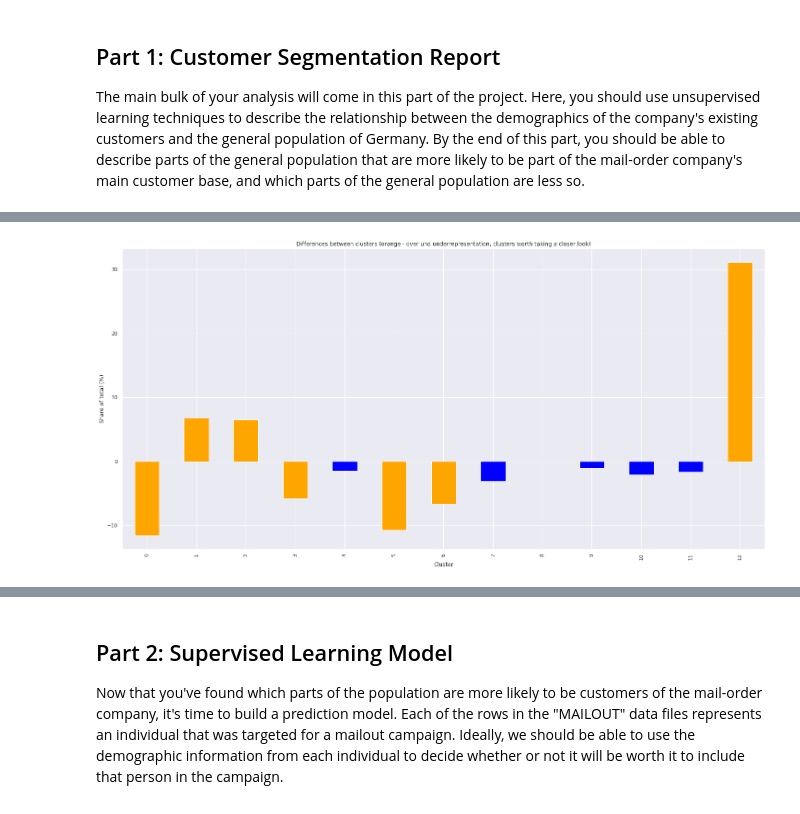
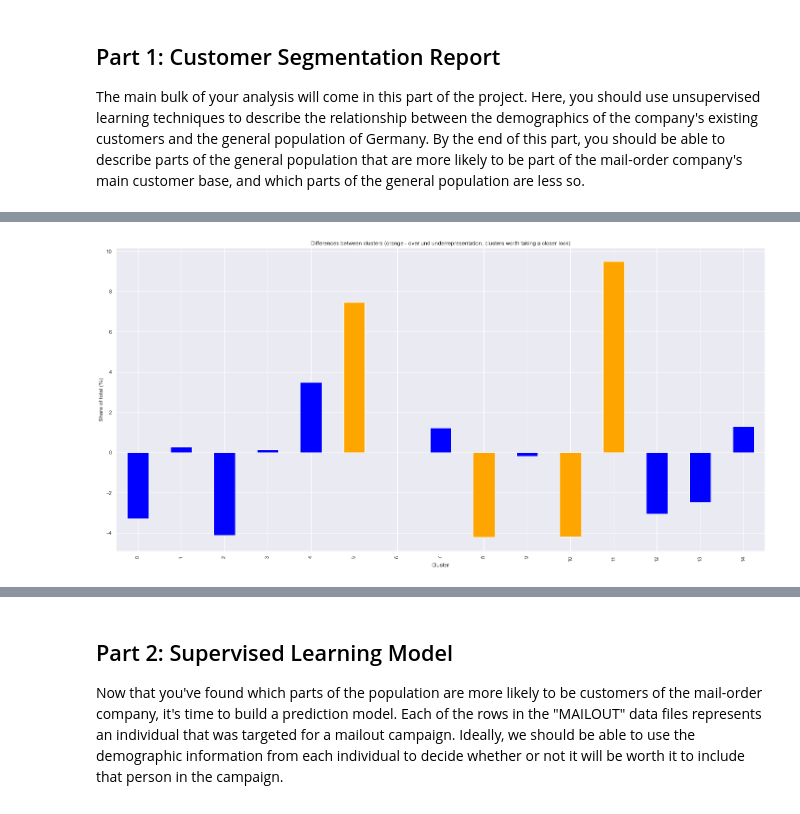
Before and after one commit to olghab/dataScienceCapstoneProject, a Jupyter notebook: Arvato Project Workbook.ipynb, the cells around one changed output, grey strips where cells are left out. Saved outputs shown, nothing was run; the diff lists cells and outputs as text; code cells hidden in the pictures.

```diff
--- a/Arvato Project Workbook.ipynb
+++ b/Arvato Project Workbook.ipynb
@@ -672,4 +672,4 @@ do_and_show_PCA(azdias_cleaned)
 # %%
-azdias_reduced = reduce_data(azdias_cleaned, 199)
+azdias_reduced = reduce_data(azdias_cleaned, 221)
 print("Size: ", azdias_reduced.shape)
 # %% [output]
@@ -677,4 +677,4 @@ Size:  (1298, 199)
 # %%
-customers_reduced = reduce_data(customers_cleaned, 199)
+customers_reduced = reduce_data(customers_cleaned, 221)
 print("Size: ", customers_reduced.shape)
 # %% [output]
@@ -702,6 +706,6 @@ def do_and_show_clustering(data):
 # %%
-#refit the model to 13 cluster
-kmean = KMeans(13)
+#refit the model to 15 cluster
+kmean = KMeans(15)
 model = kmean.fit(azdias_reduced)
 azdias_prediction = pd.DataFrame(model.predict(azdias_reduced), columns = ['Cluster'])
 customers_prediction = pd.DataFrame(model.predict(customers_reduced), columns = ['Cluster'])
@@ -779,7 +789,7 @@ def visualize_data(fig_size_x, fig_size_y, df, legend, title, color, xlabel, yla
     Arguments:
         fig_size_x: figure size x
         fig_size_y: figure size y
-        df: given data subset
+        df: given data subset/
         legend: boolean value, legend visible or not
         title: title of the plot
         color: color of the bar
@@ -814,7 +826,7 @@ clusters['difference_share']
 Name: difference_share, dtype: float64
 # %%
 # visualize differences
-visualize_data(25, 12, clusters['difference_share'], False, 'Differences between clusters (orange - over und underrepresentation, clusters worth taking a closer look)', np.where(abs(clusters['difference_share']) < 5, 'blue', 'orange'), 'Cluster', 'Share of total (%)')
+visualize_data(25, 12, clusters['difference_share'], False, 'Differences between clusters (orange - over und underrepresentation, clusters worth taking a closer look)', np.where(abs(clusters['difference_share']) < 4.15, 'blue', 'orange'), 'Cluster', 'Share of total (%)')
 # %% [output]
-[figure, old version]
+[figure, new version]
 # %%
```
Also changed, not shown: parts of 75 cells of this notebook.
